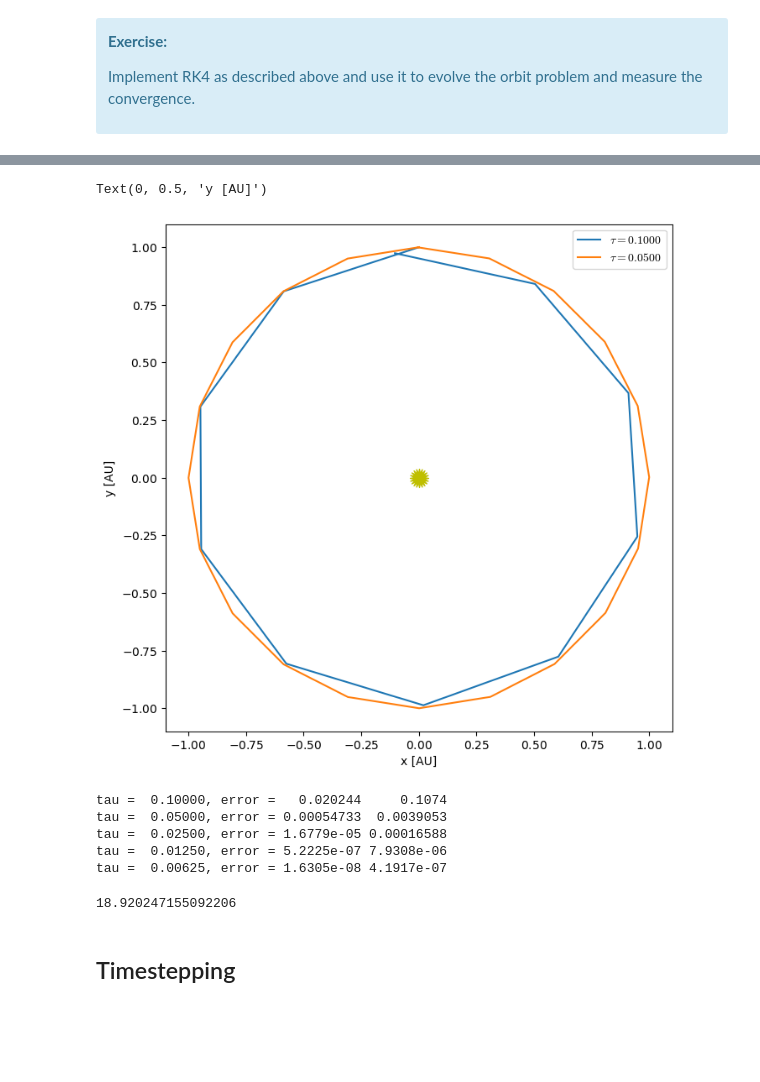
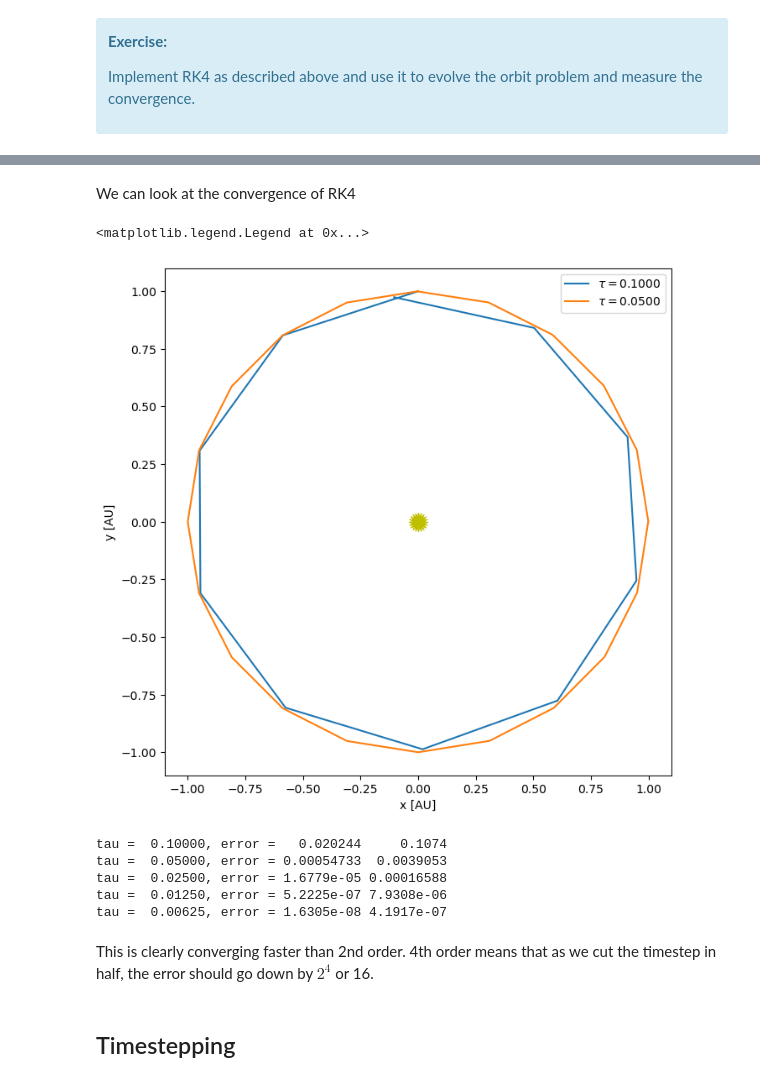
Before and after one commit to zingale/comp_astro_tutorial, a Jupyter notebook: content/04-ODEs/04-ODEs-partII.ipynb, the cells around one changed output, grey strips where cells are left out. Drawn from its saved outputs; the diff is of its cells as text; code cells hidden in the pictures; blank space fills up the shorter version.

```diff
--- a/content/04-ODEs/04-ODEs-partII.ipynb
+++ b/content/04-ODEs/04-ODEs-partII.ipynb
@@ -157,2 +179,9 @@ orbit = euler_rk2(Y0, tau, 1)
+# %%
+T = 1
+tau = T/12.0
+
+Y0 = initial_conditions()
+
+orbit = euler_rk2(Y0, tau, 1)
 # %% [markdown]
 Let's plot our orbit
@@ -174,0 +188,2 @@ Text(0, 0.5, 'y [AU]')
+# %%
+fig = orbit.plot()
@@ -293,3 +313,11 @@ def euler_rk4(Y0, tau, T):
         o.store_current_solution(t, Y)
 
     return o
+
+Y0 = initial_conditions()
+
+tau = 1.0/12.0
+
+orbit = euler_rk4(Y0, tau, 1)
+
+orbit.plot()
@@ -296,12 +327,0 @@ def euler_rk4(Y0, tau, T):
-# %%
-T = 1
-x0 = 0
-y0 = 1
-vx0 = -np.sqrt(G*M_sun/y0)
-vy0 = 0
-
-Y0 = np.array([x0, y0, vx0, vy0])
-
-tau = 1.0/12.0
-
-orbit = euler_rk4(Y0, tau, 1)
@@ -324,24 +328,20 @@ Text(0, 0.5, 'y [AU]')
+# %% [markdown]
+We can look at the convergence of RK4
 # %%
-fig = plt.figure()
-ax = fig.add_subplot(111)
-
-# draw the Sun
-ax.scatter([0], [0], marker=(20,1), color="y", s=250)
-
 taus = [0.1, 0.05]
 
-for tau in taus:
+for n, tau in enumerate(taus):
     orbit = euler_rk4(Y0, tau, 1)
 
-    ax.plot(orbit.x, orbit.y, label=rf"$\tau = {tau:6.4f}$")
+    if n == 0:
+        fig, ax = orbit.plot(label=rf"$\tau = {tau:6.4f}$")
+    else:
+        orbit.plot(ax=ax, label=rf"$\tau = {tau:6.4f}$")
 
-ax.set_aspect("equal")
 ax.legend()
-ax.set_xlabel("x [AU]")
-ax.set_ylabel("y [AU]")
 # %% [output]
-Text(0, 0.5, 'y [AU]')
+<matplotlib.legend.Legend at 0x...>
-[figure, old version]
+[figure, new version]
 # %%
 for tau in [0.1, 0.05, 0.025, 0.0125, 0.00625]:
     o = euler_rk4(Y0, tau, 1)
@@ -352,14 +352,8 @@ tau =  0.05000, error = 0.00054733  0.0039053
 tau =  0.02500, error = 1.6779e-05 0.00016588
 tau =  0.01250, error = 5.2225e-07 7.9308e-06
 tau =  0.00625, error = 1.6305e-08 4.1917e-07
-# %%
-#0.00054733/1.6779e-5
-#0.0039053/0.00016588
-#1.6779e-05/5.2225e-07
-#0.00016588/7.9308e-06
-7.9308e-06/4.1917e-07
-# %% [output]
-18.920247155092206
+# %% [markdown]
+This is clearly converging faster than 2nd order.  4th order means that as we cut the timestep in half, the error should go down by $2^4$ or 16.
 # %% [markdown]
 ## Timestepping
 # %% [markdown]
```
Also changed, not shown: parts of 17 cells of this notebook, 2 other files.
